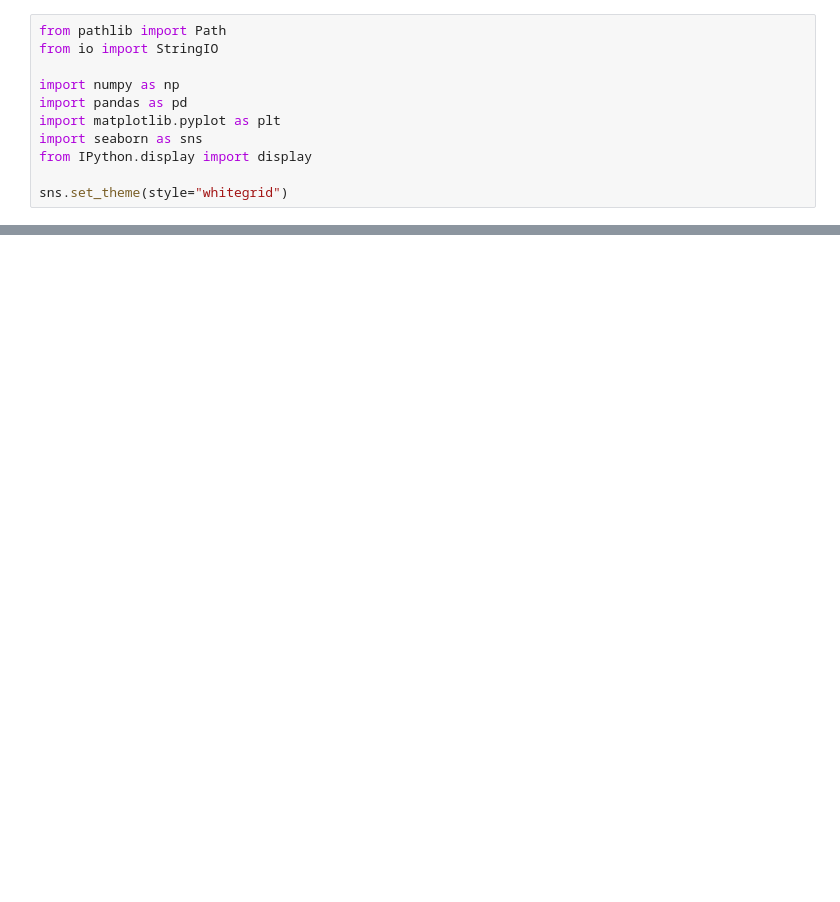
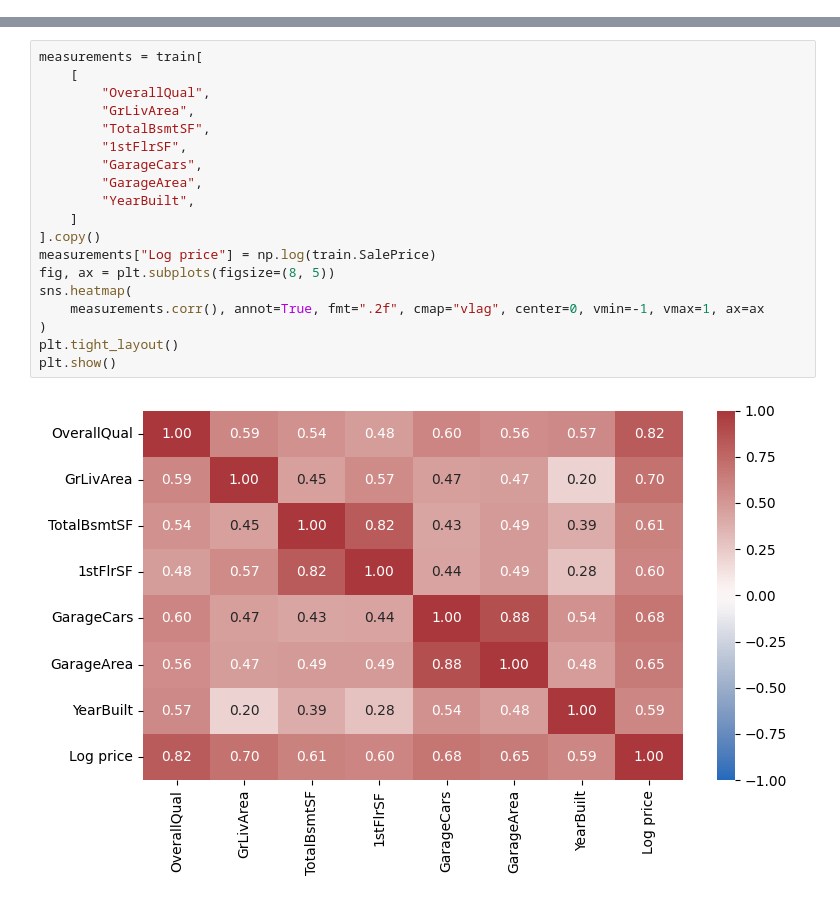
Before and after one commit to onoizu/ames-house-price-prediction, a Jupyter notebook: house_prices_kaggle.ipynb, the cells around one changed output, grey strips where cells are left out. Cells and saved outputs as stored; diff of their text form; blank space fills up the shorter version.

```diff
--- a/house_prices_kaggle.ipynb
+++ b/house_prices_kaggle.ipynb
@@ -20,11 +0,0 @@ The final output on Kaggle is /kaggle/working/submission.csv.
-# %%
-from pathlib import Path
-from io import StringIO
-
-import numpy as np
-import pandas as pd
-import matplotlib.pyplot as plt
-import seaborn as sns
-from IPython.display import display
-
-sns.set_theme(style="whitegrid")
@@ -1754,0 +178,21 @@ its true sale prices.
+# %%
+measurements = train[
+    [
+        "OverallQual",
+        "GrLivArea",
+        "TotalBsmtSF",
+        "1stFlrSF",
+        "GarageCars",
+        "GarageArea",
+        "YearBuilt",
+    ]
+].copy()
+measurements["Log price"] = np.log(train.SalePrice)
+fig, ax = plt.subplots(figsize=(8, 5))
+sns.heatmap(
+    measurements.corr(), annot=True, fmt=".2f", cmap="vlag", center=0, vmin=-1, vmax=1, ax=ax
+)
+plt.tight_layout()
+plt.show()
+# %% [output]
+[figure, added]
```
Also changed, not shown: parts of 37 cells of this notebook, 1 other file.
